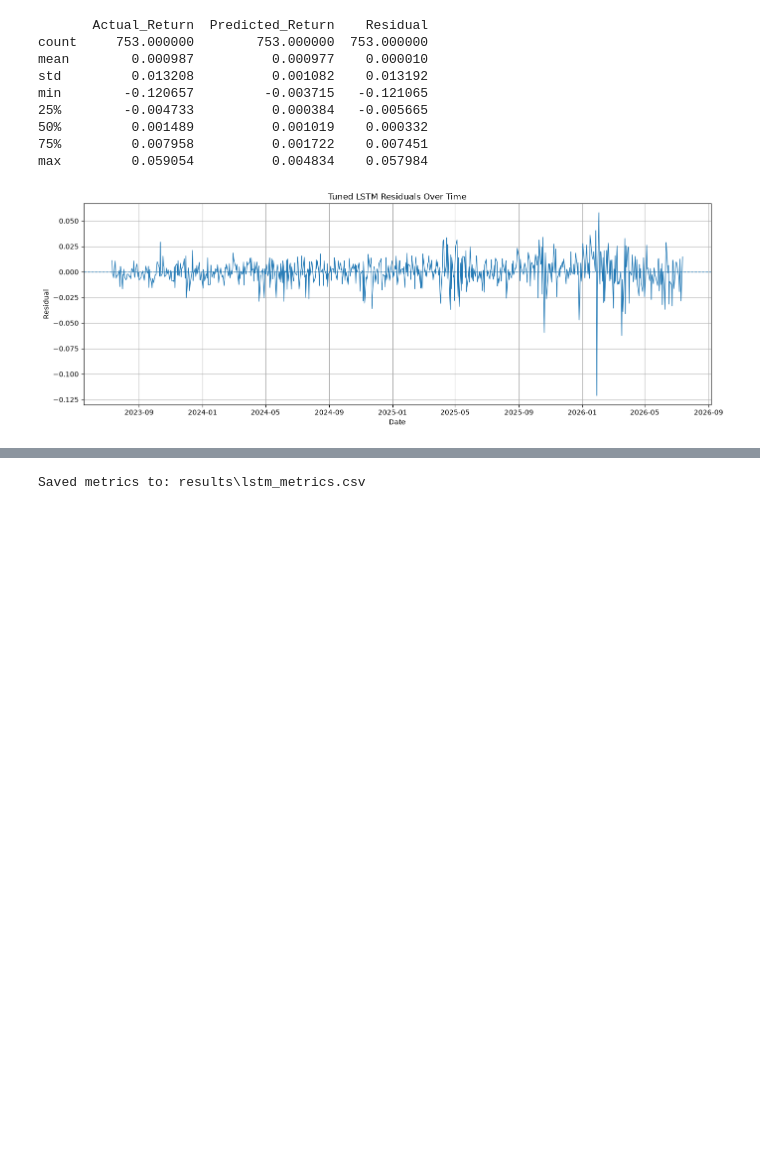
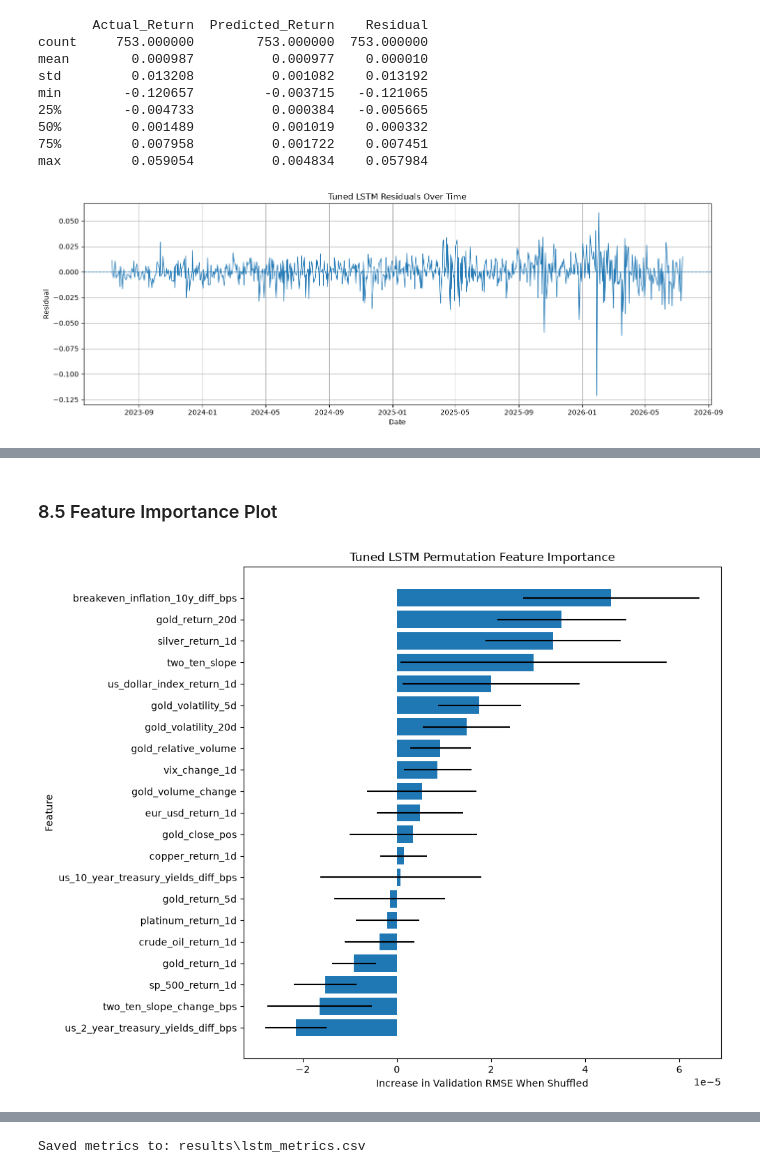
Before and after one commit to khgaurav/macro-commodity-ml, a Jupyter notebook: lstm_gold_prediction.ipynb, the cells around one changed output, grey strips where cells are left out. Cells and saved outputs as stored; diff of their text form; code cells hidden in the pictures; blank space fills up the shorter version.

Commit message:
Iteration 4: LSTM feature importance, classification metrics, XGBoost notebook conversion, model comparison notebook fixes

```diff
--- a/lstm_gold_prediction.ipynb
+++ b/lstm_gold_prediction.ipynb
@@ -1169,0 +1273,13 @@ plt.show()
+# %%
+lstm_feature_importance = pd.DataFrame(
+    permutation_results
+).sort_values(
+    by="Mean_RMSE_Increase",
+    ascending=False
+).reset_index(drop=True)
+
+lstm_feature_importance["Rank"] = np.arange(
+    1, len(lstm_feature_importance) + 1
+)
+
+lstm_feature_importance
@@ -1169,0 +1304,23 @@ plt.show()
+# %% [markdown]
+### 8.5 Feature Importance Plot
+# %%
+plot_data = lstm_feature_importance.sort_values(
+    by="Mean_RMSE_Increase",
+    ascending=True
+)
+
+plt.figure(figsize=(10, 8))
+
+plt.barh(
+    plot_data["Feature"],
+    plot_data["Mean_RMSE_Increase"],
+    xerr=plot_data["Std_RMSE_Increase"]
+)
+
+plt.xlabel("Increase in Validation RMSE When Shuffled")
+plt.ylabel("Feature")
+plt.title("Tuned LSTM Permutation Feature Importance")
+plt.tight_layout()
+plt.show()
+# %% [output]
+[figure, added]
```
Also changed, not shown: parts of 18 cells of this notebook, 14 other files.
